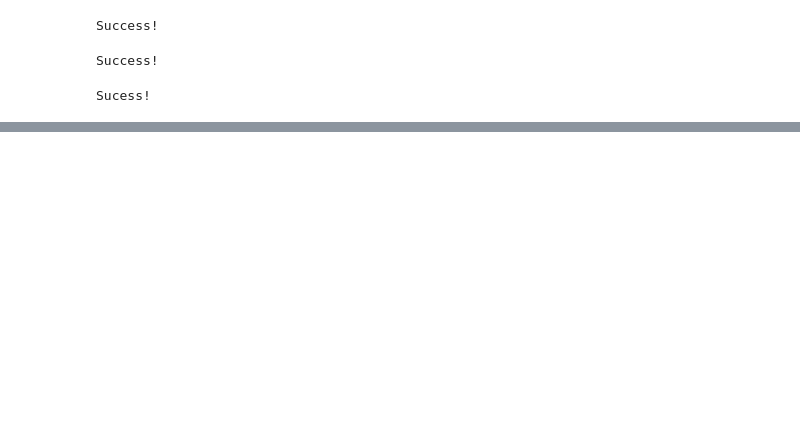
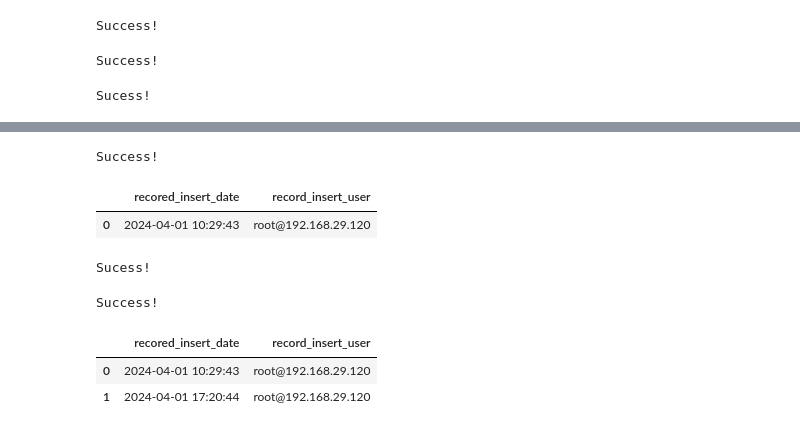
Before and after one commit to dev-hack95/SQL, a Jupyter notebook: SQL10.ipynb, the cells around one changed output, grey strips where cells are left out. Saved outputs shown, nothing was run; the diff lists cells and outputs as text; code cells hidden in the pictures; blank space fills up the shorter version.

```diff
--- a/SQL10.ipynb
+++ b/SQL10.ipynb
@@ -336,0 +371,39 @@ data.query("""select * from course1""")
+# %%
+data.execute("""
+insert into course1 (course_id,
+course_desc,
+course_mentor,
+course_price) values
+(104, "Full Stack Data Analytics course with hands on projects", "person1", 3999.99);
+""")
+# %% [output]
+Success!
+# %%
+data.query("""
+select * from ref_course;
+""")
+# %% [output]
+|  | recored_insert_date | record_insert_user |
+| 0 | 2024-04-01 10:29:43 | root@192.168.29.120 |
+# %%
+data.commit()
+# %% [output]
+Sucess!
+# %%
+data.execute("""
+insert into course1 (course_id,
+course_desc,
+course_mentor,
+course_price) values
+(105, "Full Stack Data Science course with hands on projects", "person3", 6999.99);
+""")
+# %% [output]
+Success!
+# %%
+data.query("""
+select * from ref_course;
+""")
+# %% [output]
+|  | recored_insert_date | record_insert_user |
+| 0 | 2024-04-01 10:29:43 | root@192.168.29.120 |
+| 1 | 2024-04-01 17:20:44 | root@192.168.29.120 |
```
Also changed, not shown: parts of 6 cells of this notebook.
